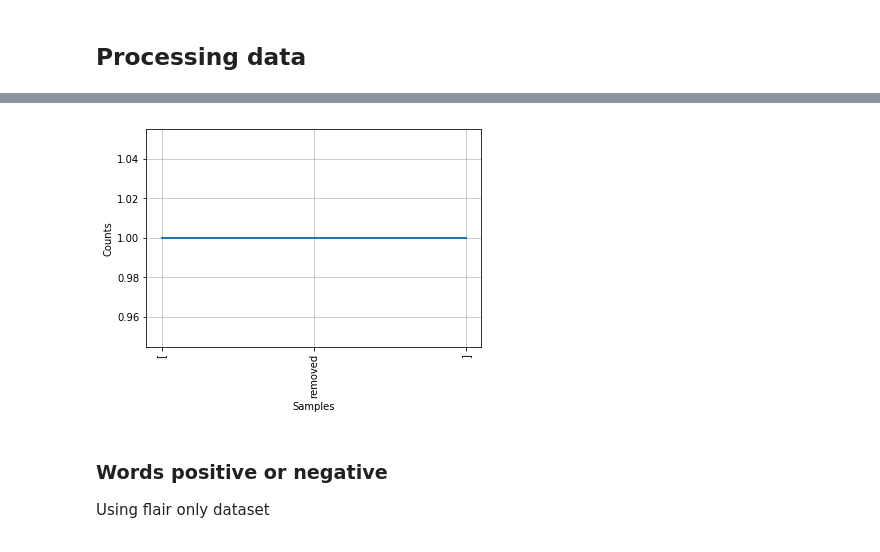
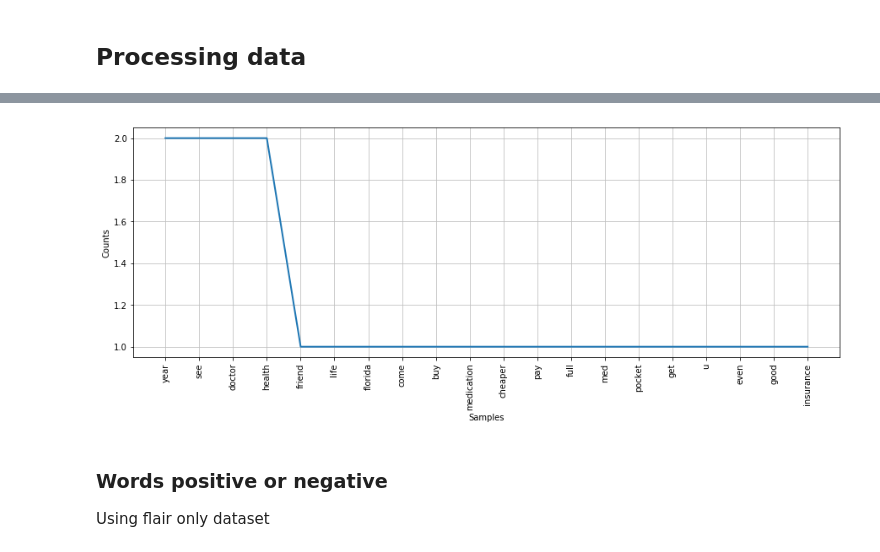
Before and after one commit to arthishow/Project, a Jupyter notebook: Final project.ipynb, the cells around one changed output, grey strips where cells are left out. Saved outputs shown, nothing was run; the diff lists cells and outputs as text; code cells hidden in the pictures.

```diff
--- a/Final project.ipynb
+++ b/Final project.ipynb
@@ -234,7 +236,8 @@ sample
-# %%
-sample.iloc[0]['wordcount'].plot()
-# %% [output]
-[figure, removed]
+# %%
+plt.figure(figsize=(15,5))
+nltk.FreqDist(dict(sample.iloc[0]['wordcount'].most_common(20))).plot()
+# %% [output]
+[figure, added]
 # %% [markdown]
 ### Words positive or negative
 Using flair only dataset
```
Also changed, not shown: parts of 19 cells of this notebook.
